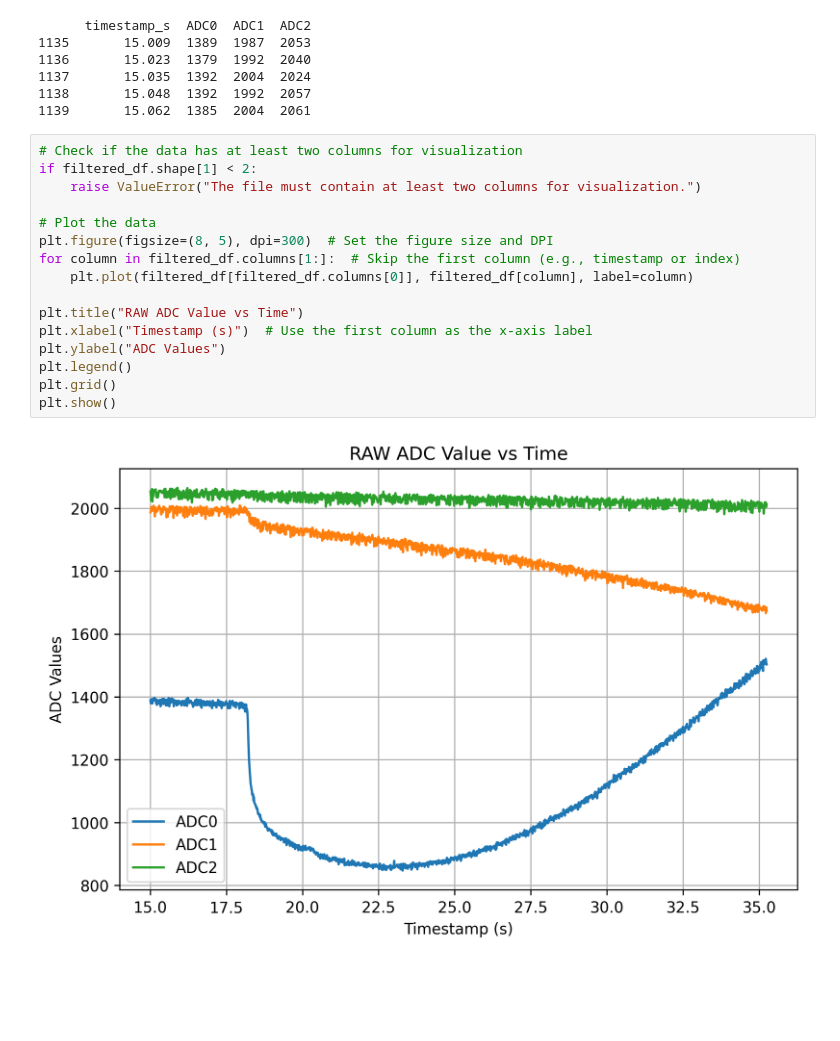
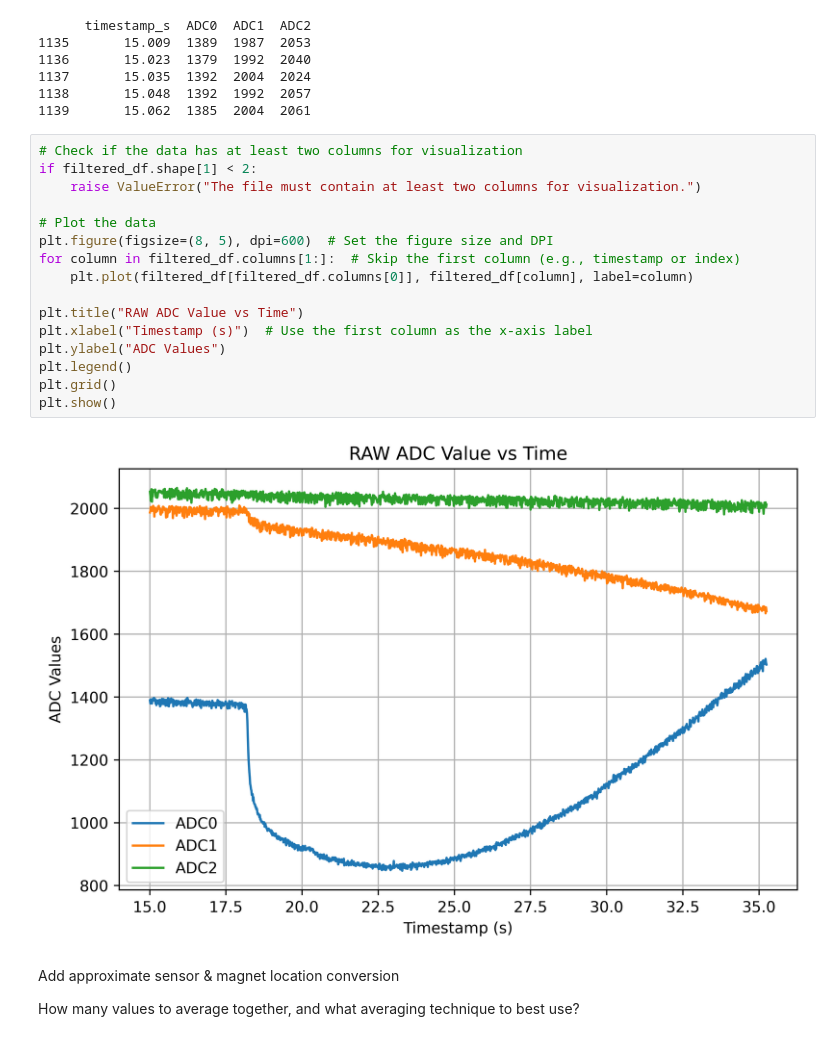
Before and after one commit to nekrutnikolai/depth_sensor, a Jupyter notebook: dataAnalysis.ipynb, the cells around one changed output. Saved outputs shown, nothing was run; the diff lists cells and outputs as text; blank space fills up the shorter version.

```diff
--- a/dataAnalysis.ipynb
+++ b/dataAnalysis.ipynb
@@ -107,18 +107,22 @@ print(filtered_df.head())
 # %%
 # Check if the data has at least two columns for visualization
 if filtered_df.shape[1] < 2:
     raise ValueError("The file must contain at least two columns for visualization.")
 
 # Plot the data
-plt.figure(figsize=(8, 5), dpi=300)  # Set the figure size and DPI
+plt.figure(figsize=(8, 5), dpi=600)  # Set the figure size and DPI
 for column in filtered_df.columns[1:]:  # Skip the first column (e.g., timestamp or index)
     plt.plot(filtered_df[filtered_df.columns[0]], filtered_df[column], label=column)
 
 plt.title("RAW ADC Value vs Time")
 plt.xlabel("Timestamp (s)")  # Use the first column as the x-axis label
 plt.ylabel("ADC Values")
 plt.legend()
 plt.grid()
 plt.show()
 # %% [output]
-[figure, old version]
+[figure, new version]
+# %% [markdown]
+Add approximate sensor & magnet location conversion
+
+How many values to average together, and what averaging technique to best use?
```
Also changed, not shown: 11 other files.
